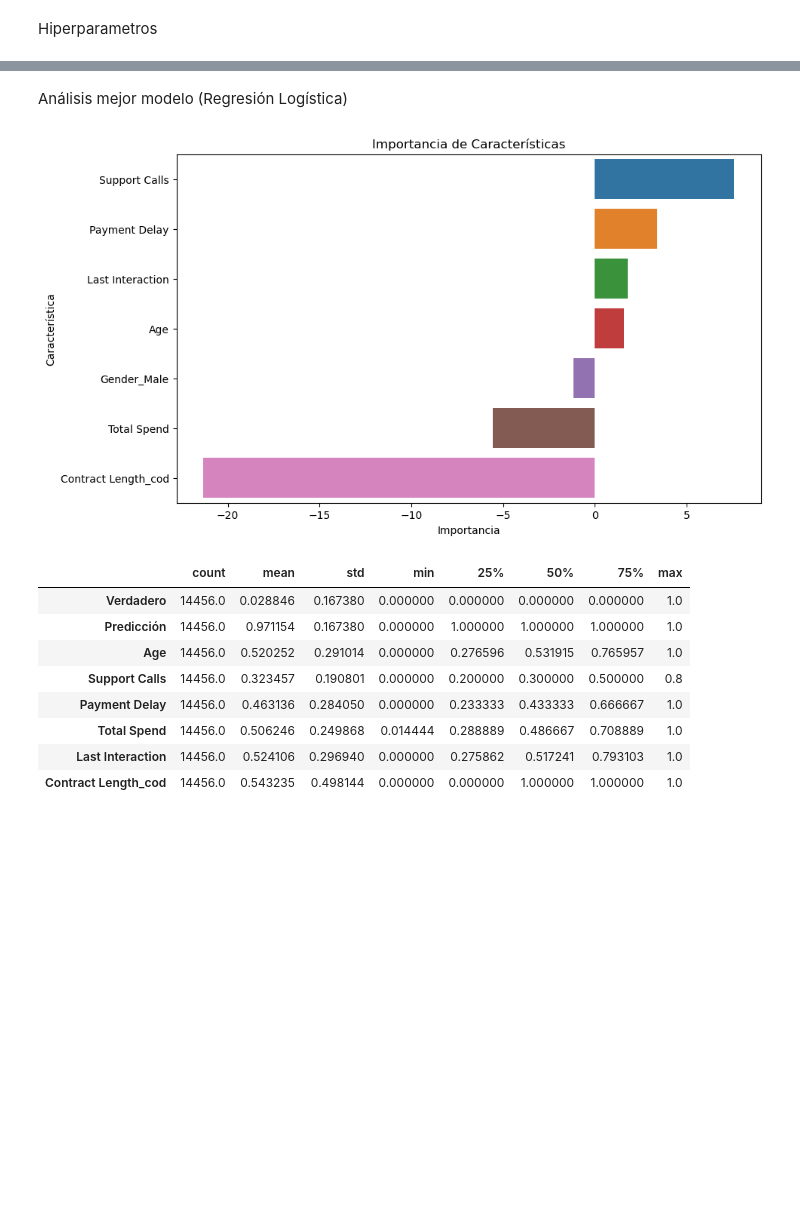
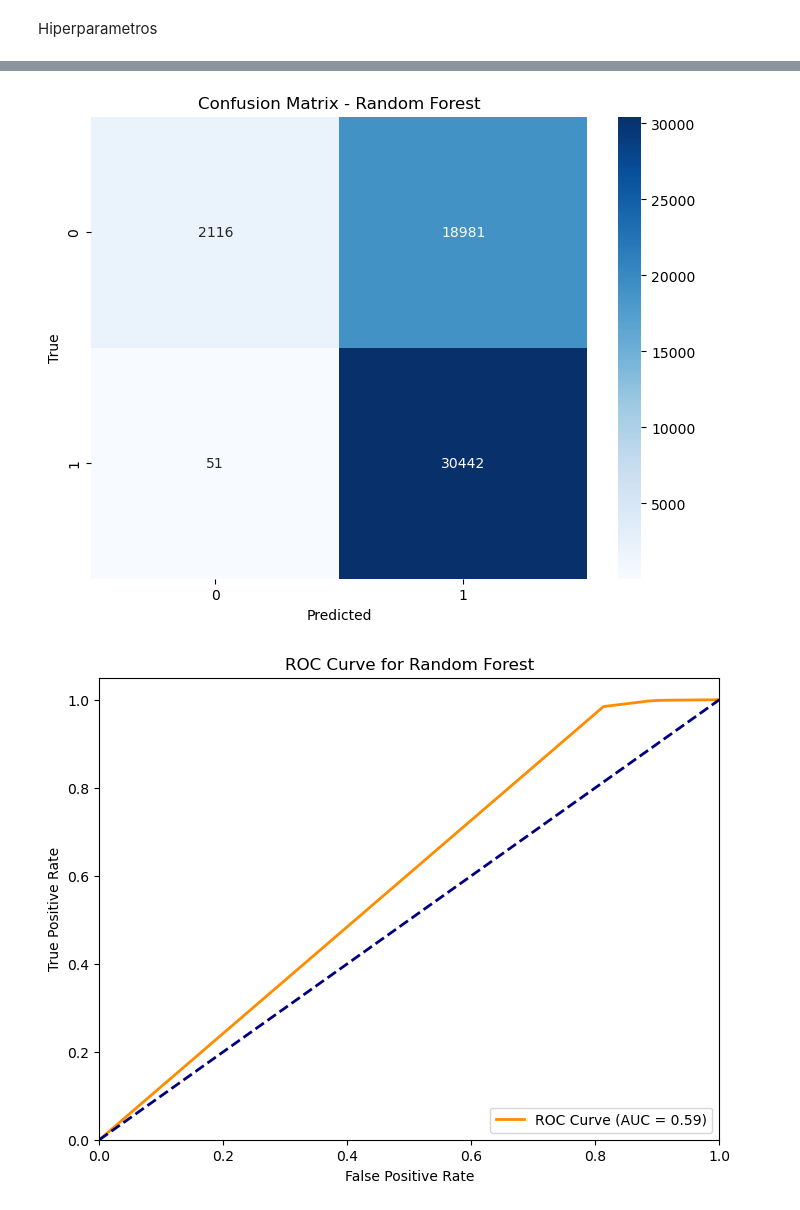
Before and after one commit to pochopablo1/ProyectoML_churn, a Jupyter notebook: src/notebooks/model_training.ipynb, the cells around one changed output, grey strips where cells are left out. Saved outputs shown, nothing was run; the diff lists cells and outputs as text; code cells hidden in the pictures; blank space fills up the shorter version.

```diff
--- a/src/notebooks/model_training.ipynb
+++ b/src/notebooks/model_training.ipynb
@@ -26,9 +34,9 @@ from sklearn.metrics import confusion_matrix
 # %% [markdown]
 Division train, test
 # %%
-ruta = 'C:/Users/Hp/Desktop/ProyectoML_churn/src/data/processed/df_clean.csv'
+path = 'C:/Users/Hp/Desktop/ProyectoML_churn/src/data/processed/df_clean.csv'
 
-df_clean = pd.read_csv(ruta)
+df_clean = pd.read_csv(path)
 # %%
 df_clean
 # %% [output]
@@ -46,4 +54,4 @@ df_clean
 | 492421 | 0.723404 | 45.0 | 15.0 | 0.9 | 0.833333 | Monthly | 0.662222 | ... |
 492422 rows × 14 columns
 # %%
-X_train, y_train, X_test, y_test = preparar_datos(df_clean)
+X_train, y_train, X_test, y_test = prepare_data(df_clean)
@@ -65,5 +57,0 @@ df_resampled = pd.concat([X_resampled, y_resampled], axis=1)
-# %%
-# redefino X_y_train
-
-X_train = X_resampled
-y_train = y_resampled
@@ -559,22 +59,0 @@ plt.show()
-# %% [markdown]
-Análisis mejor modelo (Regresión Logística)
-# %%
-# Obtener la importancia de las características del modelo
-importances = lr_mejor.coef_[0]
-
-variables_features = ['Age', 'Support Calls', 'Payment Delay', 'Total Spend', 'Last Interaction', 'Gender_Male', 'Contract Length_cod']
-
-
-# Crear un DataFrame con las características y sus importancias
-feature_importances = pd.DataFrame({'Feature': variables_features, 'Importance': importances})
-feature_importances = feature_importances.sort_values(by='Importance', ascending=False)
-
-# Graficar las importancias
-plt.figure(figsize=(10, 6))
-sns.barplot(x='Importance', y='Feature', data=feature_importances)
-plt.title('Importancia de Características')
-plt.xlabel('Importancia')
-plt.ylabel('Característica')
-plt.show()
-# %% [output]
-[figure, removed]
@@ -590,12 +60,28 @@ errores_df = resultados[resultados['Verdadero'] != resultados['Predicción']]
-# %%
-errores_df.describe().T
-# %% [output]
-|  | count | mean | std | min | 25% | 50% | 75% | max |
-| Verdadero | 14456.0 | 0.028846 | 0.167380 | 0.000000 | 0.000000 | 0.000000 | 0.000000 | 1.0 |
-| Predicción | 14456.0 | 0.971154 | 0.167380 | 0.000000 | 1.000000 | 1.000000 | 1.000000 | 1.0 |
-| Age | 14456.0 | 0.520252 | 0.291014 | 0.000000 | 0.276596 | 0.531915 | 0.765957 | 1.0 |
-| Support Calls | 14456.0 | 0.323457 | 0.190801 | 0.000000 | 0.200000 | 0.300000 | 0.500000 | 0.8 |
-| Payment Delay | 14456.0 | 0.463136 | 0.284050 | 0.000000 | 0.233333 | 0.433333 | 0.666667 | 1.0 |
-| Total Spend | 14456.0 | 0.506246 | 0.249868 | 0.014444 | 0.288889 | 0.486667 | 0.708889 | 1.0 |
-| Last Interaction | 14456.0 | 0.524106 | 0.296940 | 0.000000 | 0.275862 | 0.517241 | 0.793103 | 1.0 |
-| Contract Length_cod | 14456.0 | 0.543235 | 0.498144 | 0.000000 | 0.000000 | 1.000000 | 1.000000 | 1.0 |
+# %%
+models = [
+    ("Random Forest", RandomForestClassifier(random_state=42)),
+    ("Logistic Regression", LogisticRegression(random_state=42)),
+    ("Decision Tree Classifier", DecisionTreeClassifier(random_state=42)),
+    ("Gradient Boosting Classifier", GradientBoostingClassifier(random_state=42)),
+    ("KNeighbors Classifier", KNeighborsClassifier()),
+    ("GaussianNB", GaussianNB())
+]
+
+
+results = []
+
+for model_name, model in models:
+    results.append({
+        "Model": model_name,
+        **evaluate_classifier(model, X_train, y_train, X_test, y_test)
+    })
+
+
+    plot_confusion_matrix(y_test, model.predict(X_test), f'Confusion Matrix - {model_name}')
+    plot_roc_curve(y_test, model.predict_proba(X_test)[:, 1], model_name)
+
+results_df = pd.DataFrame(results)
+print(results_df)
+# %% [output]
+[figure, added]
+[figure, added]
```
Also changed, not shown: parts of 27 cells of this notebook, 4 other files.
